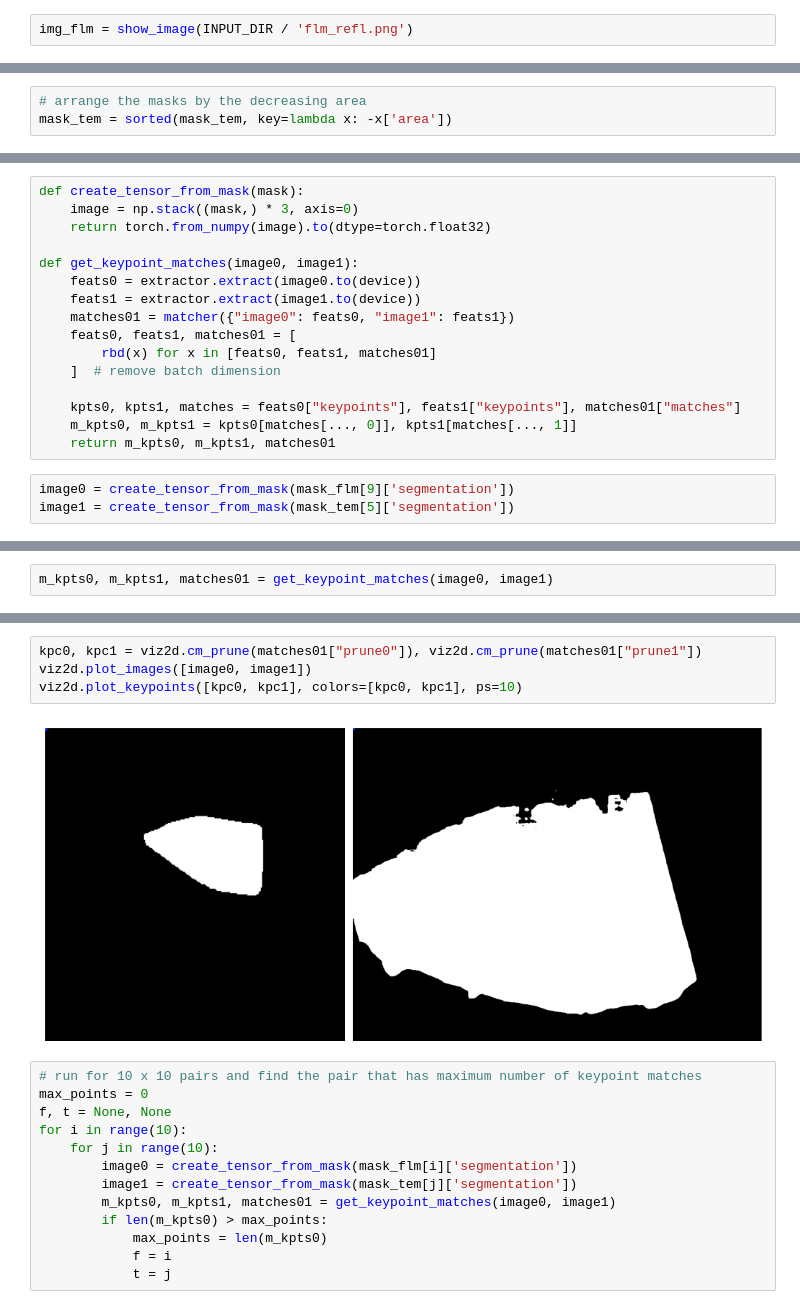
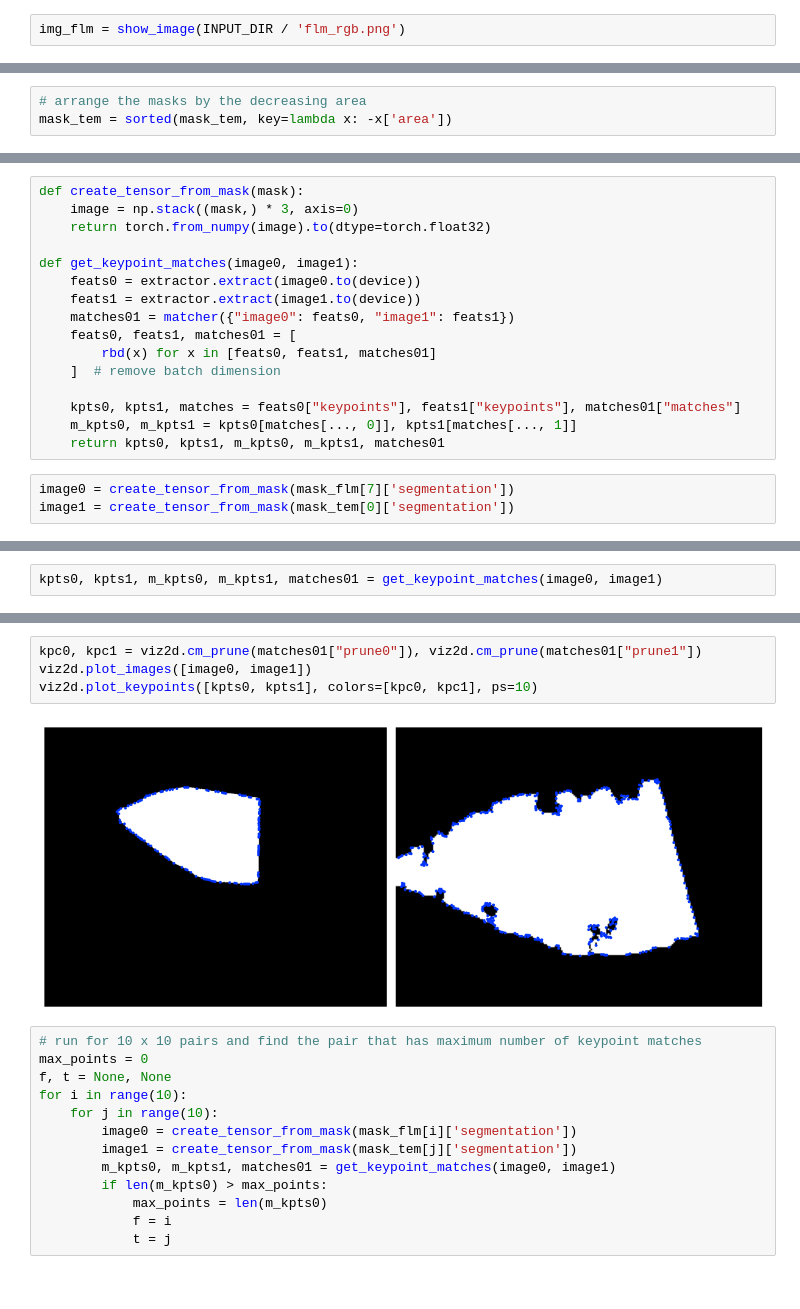
Before and after one commit to Sarztak/flm-tem-correlation, a Jupyter notebook: automatic_mask_generator_flm_tem.ipynb, the cells around one changed output, grey strips where cells are left out. Cells and saved outputs as stored; diff of their text form.

Commit message:
the main problem is how to ensure that the points match reliably, and the second is about magnification and search

```diff
--- a/automatic_mask_generator_flm_tem.ipynb
+++ b/automatic_mask_generator_flm_tem.ipynb
@@ -122,5 +122,5 @@ def show_mask_over_image(masks, image, figsize=(5, 5)):
     plt.axis('off')
     plt.show()
 # %%
-img_flm = show_image(INPUT_DIR / 'flm_refl.png')
+img_flm = show_image(INPUT_DIR / 'flm_rgb.png')
 # %% [output]
@@ -231,7 +223,7 @@ def get_keypoint_matches(image0, image1):
 
     kpts0, kpts1, matches = feats0["keypoints"], feats1["keypoints"], matches01["matches"]
     m_kpts0, m_kpts1 = kpts0[matches[..., 0]], kpts1[matches[..., 1]]
-    return m_kpts0, m_kpts1, matches01
+    return kpts0, kpts1, m_kpts0, m_kpts1, matches01
 # %%
-image0 = create_tensor_from_mask(mask_flm[9]['segmentation'])
-image1 = create_tensor_from_mask(mask_tem[5]['segmentation'])
+image0 = create_tensor_from_mask(mask_flm[7]['segmentation'])
+image1 = create_tensor_from_mask(mask_tem[0]['segmentation'])
@@ -238,5 +234,5 @@ image1 = create_tensor_from_mask(mask_tem[5]['segmentation'])
 # %%
-m_kpts0, m_kpts1, matches01 = get_keypoint_matches(image0, image1)
+kpts0, kpts1, m_kpts0, m_kpts1, matches01 = get_keypoint_matches(image0, image1)
 # %%
 axes = viz2d.plot_images([image0, image1])
 viz2d.plot_matches(m_kpts0, m_kpts1, color="lime", lw=0.3)
@@ -246,9 +242,9 @@ viz2d.add_text(0, f'Stop after {matches01["stop"]} layers', fs=20)
 # %%
 kpc0, kpc1 = viz2d.cm_prune(matches01["prune0"]), viz2d.cm_prune(matches01["prune1"])
 viz2d.plot_images([image0, image1])
-viz2d.plot_keypoints([kpc0, kpc1], colors=[kpc0, kpc1], ps=10)
+viz2d.plot_keypoints([kpts0, kpts1], colors=[kpc0, kpc1], ps=10)
 # %% [output]
-[figure, old version]
+[figure, new version]
 # %%
 # run for 10 x 10 pairs and find the pair that has maximum number of keypoint matches
 max_points = 0
```
Also changed, not shown: parts of 18 cells of this notebook.
